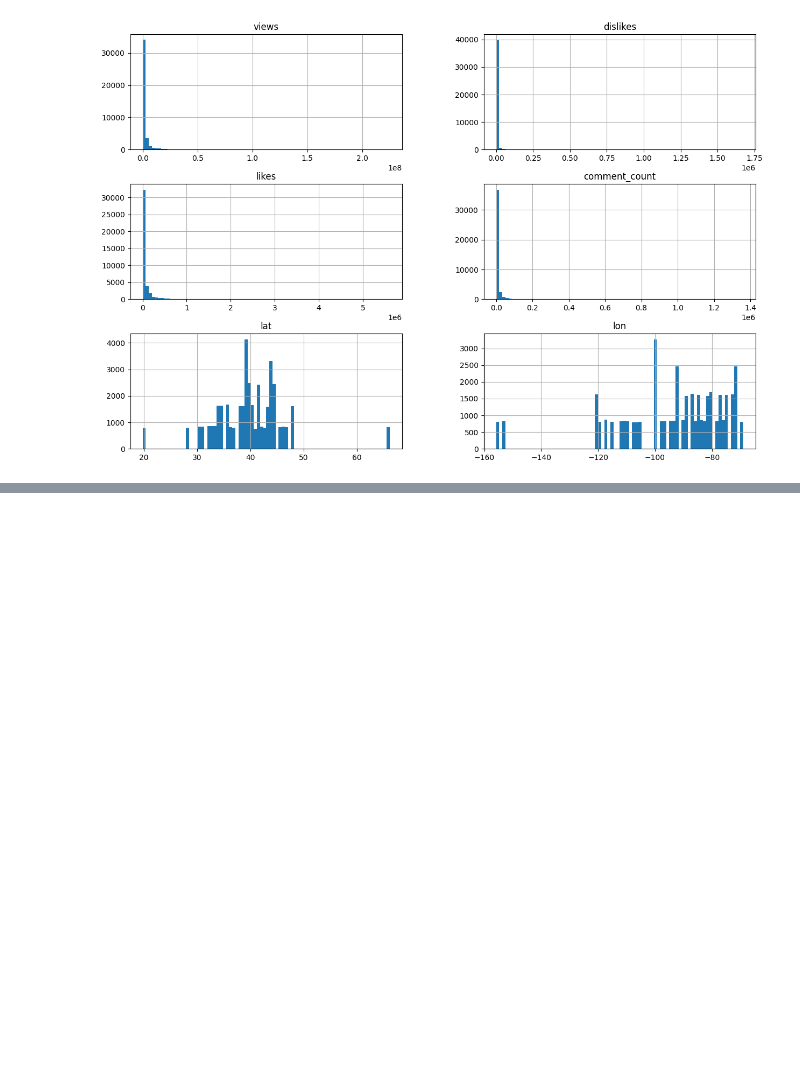
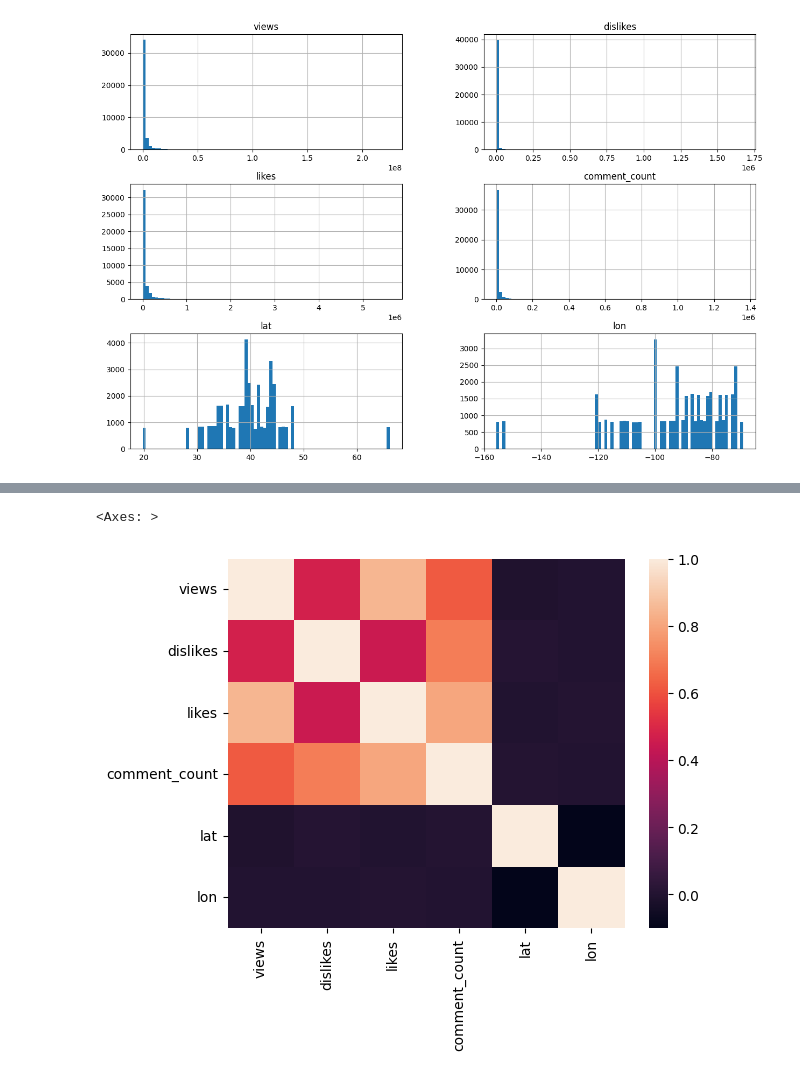
Before and after one commit to Crostz/FDS-2025-1-258, a Jupyter notebook: Proyecto/Prueba_standard.ipynb, the cells around one changed output, grey strips where cells are left out. Saved outputs shown, nothing was run; the diff lists cells and outputs as text; code cells hidden in the pictures; blank space fills up the shorter version.

```diff
--- a/Proyecto/Prueba_standard.ipynb
+++ b/Proyecto/Prueba_standard.ipynb
@@ -83,0 +150,5 @@ array([[<Axes: title={'center': 'views'}>,
+# %%
+sns.heatmap(df_a.corr())
+# %% [output]
+<Axes: >
+[figure, added]
```
Also changed, not shown: parts of 14 cells of this notebook, 1 other file.
